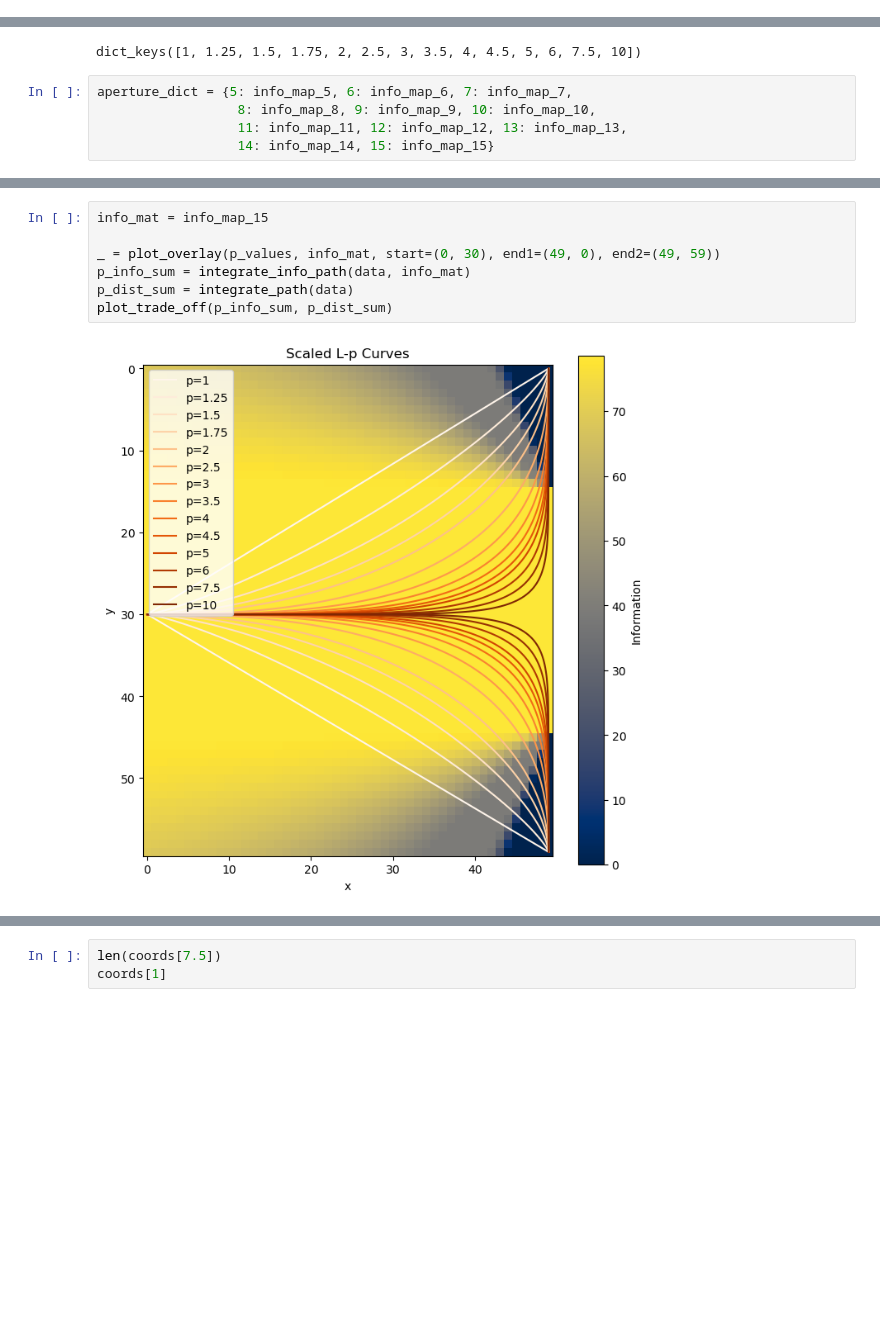
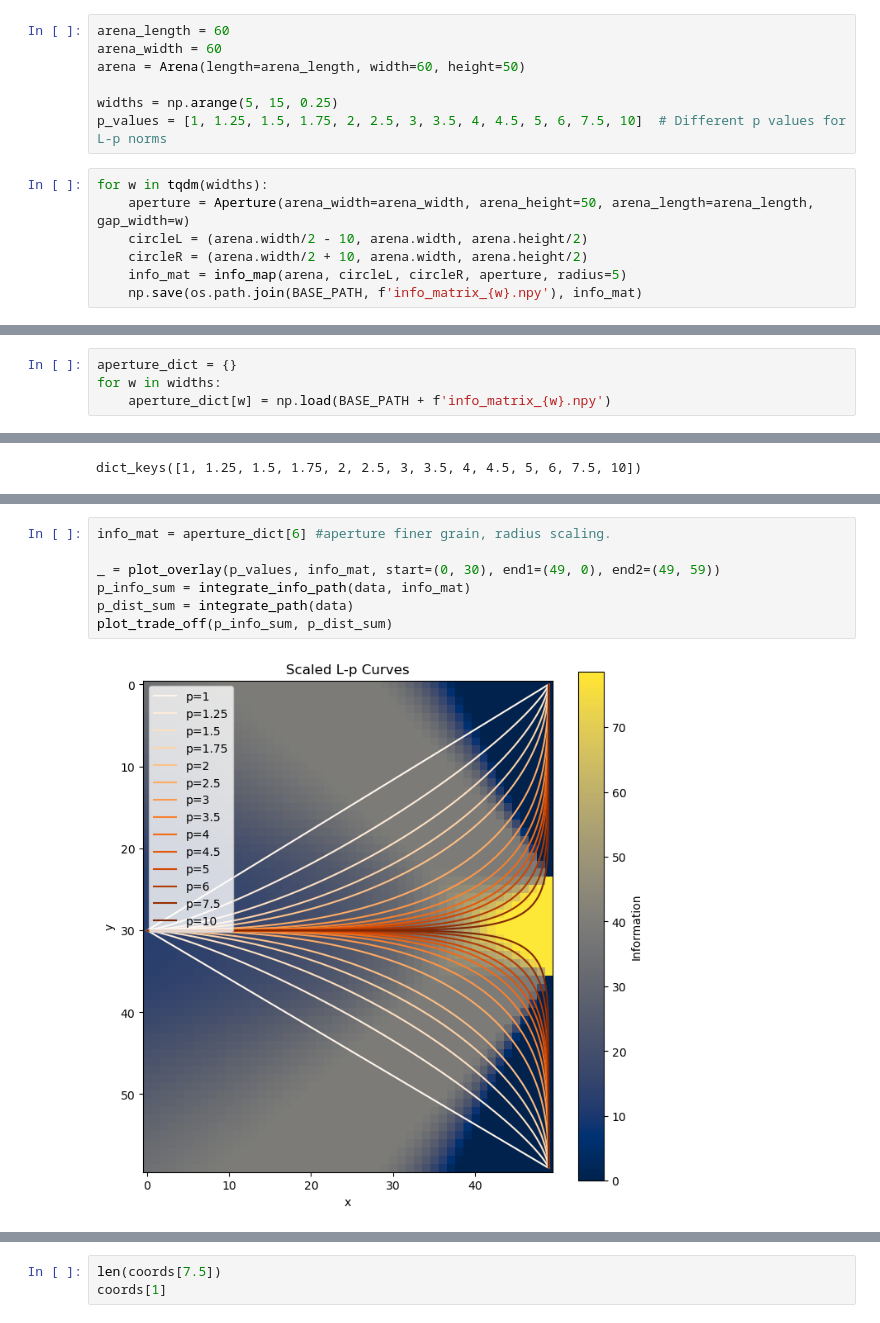
Before and after one commit to reecekeller/active_sensing, a Jupyter notebook: act_sense/data/aperture_test.ipynb, the cells around one changed output, grey strips where cells are left out. Saved outputs shown, nothing was run; the diff lists cells and outputs as text; blank space fills up the shorter version.

```diff
--- a/act_sense/data/aperture_test.ipynb
+++ b/act_sense/data/aperture_test.ipynb
@@ -306,0 +254,14 @@ info_map_7[0, 40]
+# %%
+arena_length = 60
+arena_width = 60
+arena = Arena(length=arena_length, width=60, height=50)
+
+widths = np.arange(5, 15, 0.25)
+p_values = [1, 1.25, 1.5, 1.75, 2, 2.5, 3, 3.5, 4, 4.5, 5, 6, 7.5, 10]  # Different p values for L-p norms
+# %%
+for w in tqdm(widths):
+    aperture = Aperture(arena_width=arena_width, arena_height=50, arena_length=arena_length, gap_width=w)
+    circleL = (arena.width/2 - 10, arena.width, arena.height/2)
+    circleR = (arena.width/2 + 10, arena.width, arena.height/2)
+    info_mat = info_map(arena, circleL, circleR, aperture, radius=5)
+    np.save(os.path.join(BASE_PATH, f'info_matrix_{w}.npy'), info_mat)
@@ -306,0 +282,4 @@ info_map_7[0, 40]
+# %%
+aperture_dict = {}
+for w in widths:
+    aperture_dict[w] = np.load(BASE_PATH + f'info_matrix_{w}.npy')
@@ -447,11 +310,6 @@ data=get_lp_data(p_values, start=(0, 30), end1=(49, 0), end2=(49, 59))
 data.keys()
 # %% [output]
 dict_keys([1, 1.25, 1.5, 1.75, 2, 2.5, 3, 3.5, 4, 4.5, 5, 6, 7.5, 10])
-# %%
-aperture_dict = {5: info_map_5, 6: info_map_6, 7: info_map_7,
-                  8: info_map_8, 9: info_map_9, 10: info_map_10,
-                  11: info_map_11, 12: info_map_12, 13: info_map_13,
-                  14: info_map_14, 15: info_map_15}
 # %%
 p_dist_sum = integrate_path(data)
 p_dist_sum = normalize_dict(p_dist_sum)
@@ -471,9 +329,9 @@ print(optimal_p)
 # %%
-info_mat = info_map_15
+info_mat = aperture_dict[6] #aperture finer grain, radius scaling.
 
 _ = plot_overlay(p_values, info_mat, start=(0, 30), end1=(49, 0), end2=(49, 59))
 p_info_sum = integrate_info_path(data, info_mat)
 p_dist_sum = integrate_path(data)
 plot_trade_off(p_info_sum, p_dist_sum)
 # %% [output]
-[figure, old version]
+[figure, new version]
```
Also changed, not shown: parts of 23 cells of this notebook, 6 other files.
